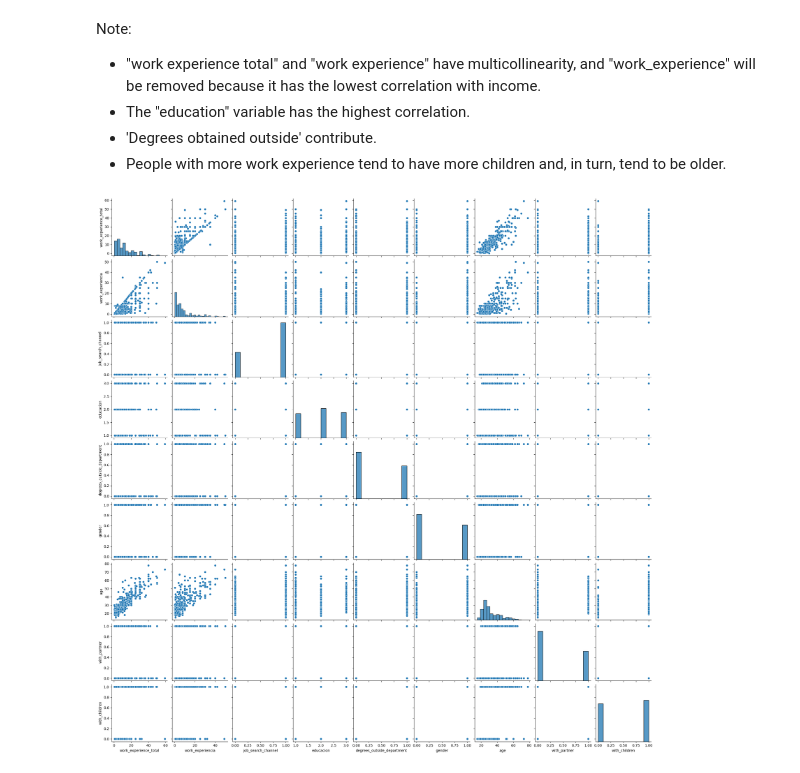
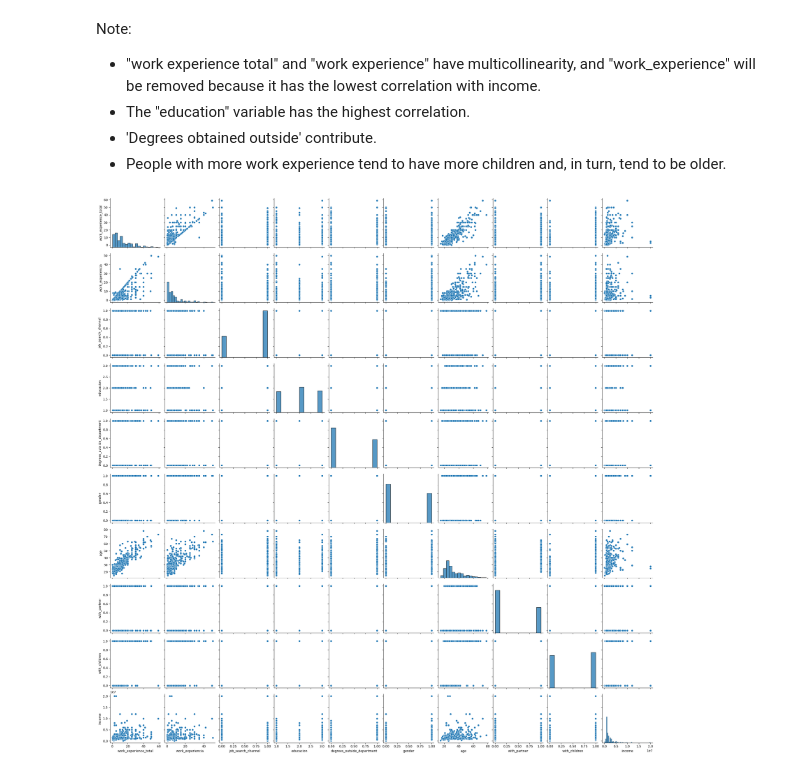
Before and after one commit to antoniomedina99/Prediccion_Salario_Yopal_Sklearn, a Jupyter notebook: Notebook.ipynb, the cells around one changed output. Drawn from its saved outputs; the diff is of its cells as text; code cells hidden in the pictures.

```diff
--- a/Notebook.ipynb
+++ b/Notebook.ipynb
@@ -520,8 +544,8 @@ Note:
 * The "education" variable has the highest correlation.
 * 'Degrees obtained outside' contribute.
 * People with more work experience tend to have more children and, in turn, tend to be older.
-# %%
-sns.pairplot(data = X)
-plt.show()
-# %% [output]
-[figure, removed]
+# %%
+z =pd.concat([X, y], axis= 1)
+sns.pairplot(data = z);
+# %% [output]
+[figure, added]
```
Also changed, not shown: parts of 25 cells of this notebook.
